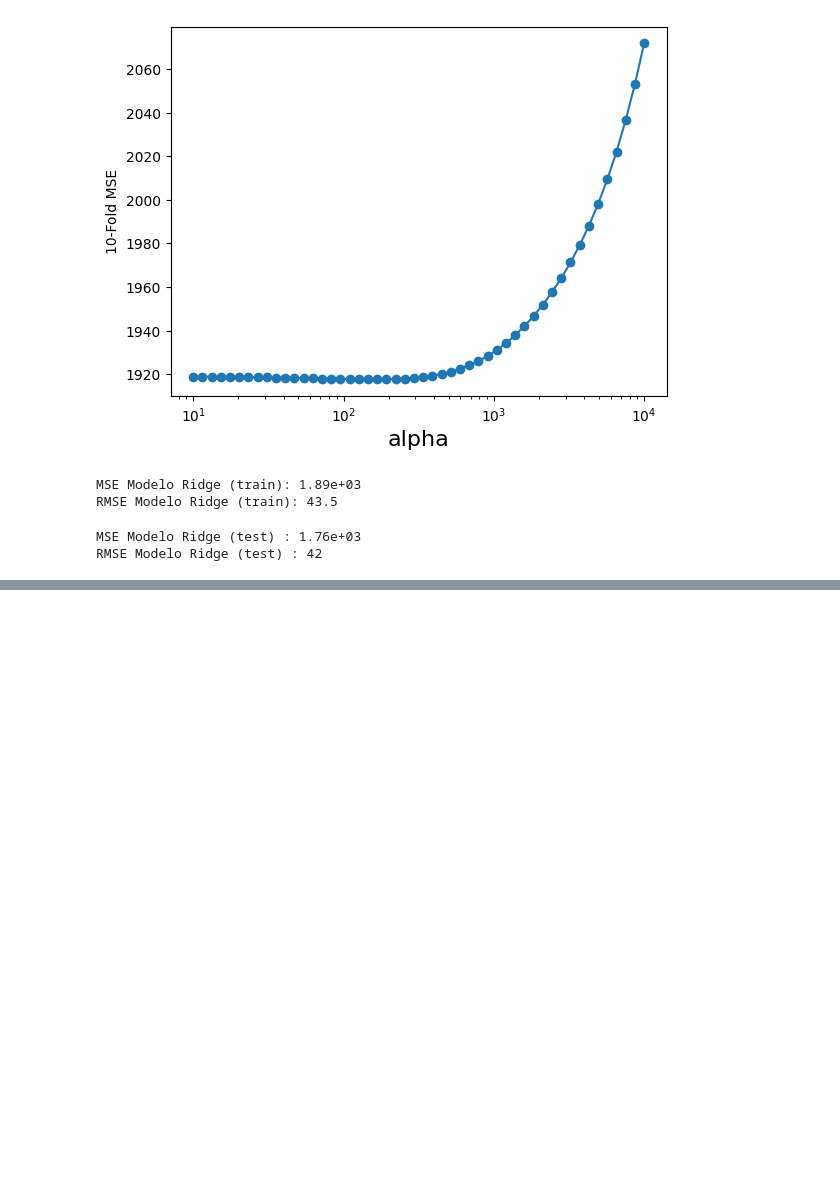
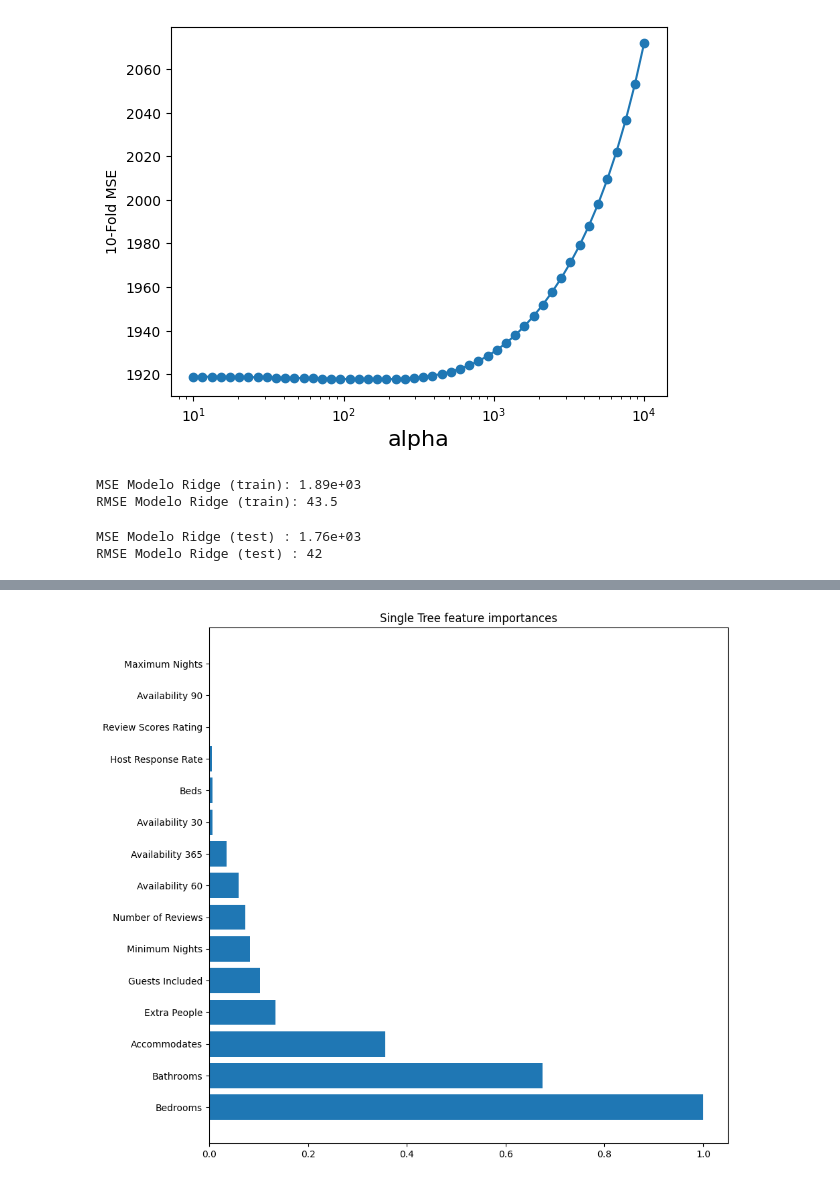
Before and after one commit to bernikrn/machine-learning-practica, a Jupyter notebook: ML_practica.ipynb, the cells around one changed output, grey strips where cells are left out. Drawn from its saved outputs; the diff is of its cells as text; code cells hidden in the pictures; blank space fills up the shorter version.

```diff
--- a/ML_practica.ipynb
+++ b/ML_practica.ipynb
@@ -343,0 +394,13 @@ RMSE Modelo Ridge (test) : 42
+# %%
+importances = treeModel.feature_importances_
+importances = importances / np.max(importances)
+
+indices = np.argsort(importances)[::-1]
+
+plt.figure(figsize=(10,10))
+plt.barh(range(X_train.shape[1]),importances[indices])
+plt.yticks(range(X_train.shape[1]),feature_names[indices])
+plt.title("Single Tree feature importances")
+plt.show()
+# %% [output]
+[figure, added]
```
Also changed, not shown: parts of 21 cells of this notebook.
